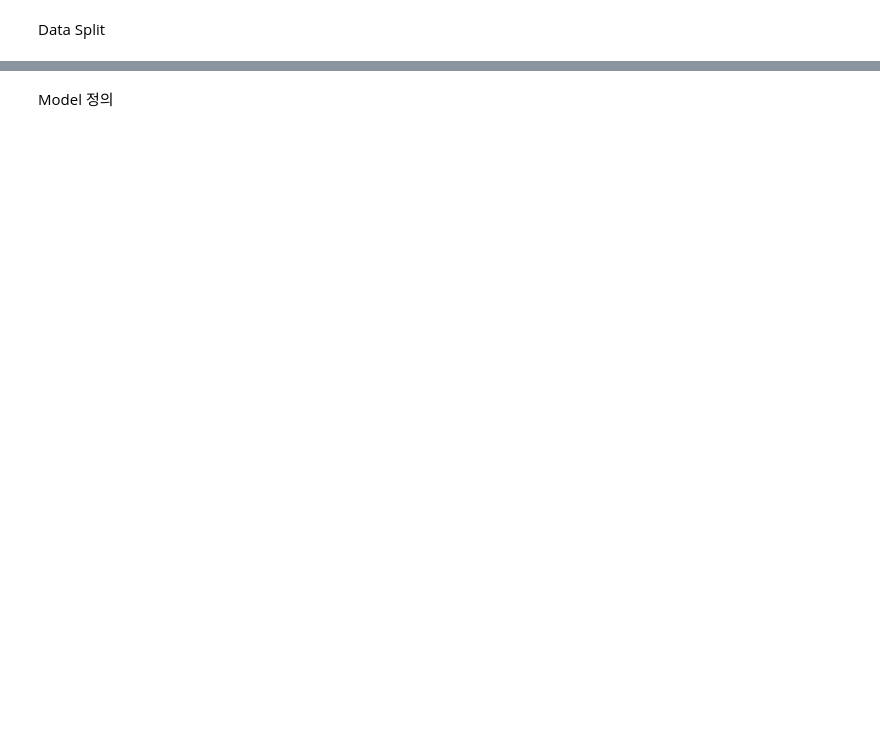
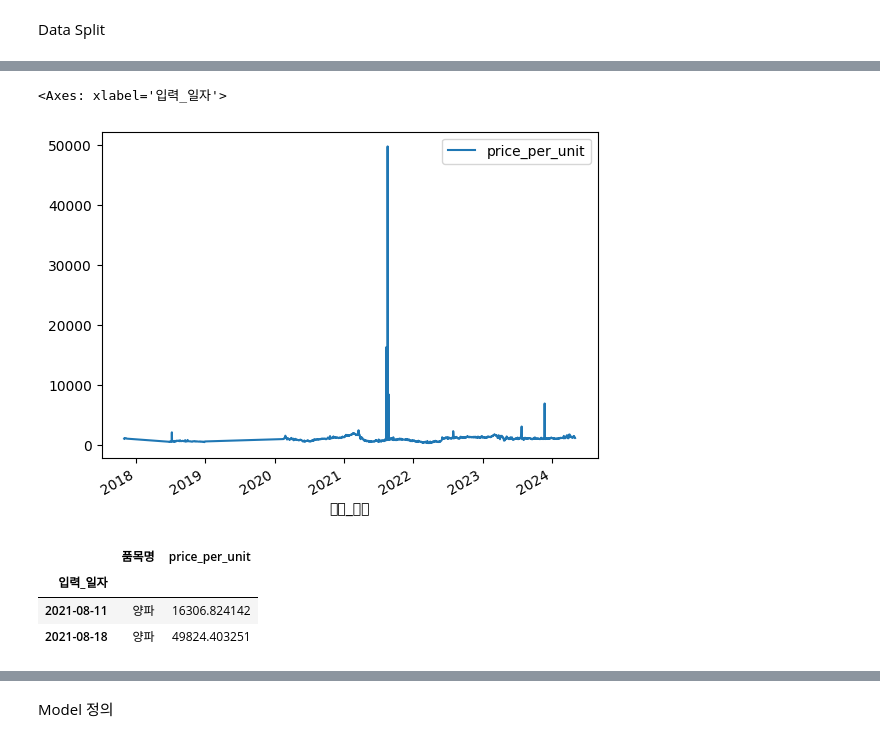
Before and after one commit to jkworldchampion/market_predict_lstm, a Jupyter notebook: baseline.ipynb, the cells around one changed output, grey strips where cells are left out. Cells and saved outputs as stored; diff of their text form; code cells hidden in the pictures; blank space fills up the shorter version.

```diff
--- a/baseline.ipynb
+++ b/baseline.ipynb
@@ -205,0 +346,16 @@ print(data_onion_train.shape, data_onion_test.shape, data_onion_valid.shape)
+# %%
+def get_item_data(item_name):
+    return data_uni[data_uni['품목명'] == item_name]
+# %%
+onion_data = get_item_data('양파')
+onion_data.plot()
+# %% [output]
+<Axes: xlabel='입력_일자'>
+[figure, added]
+# %%
+onion_data[(onion_data['품목명'] == '양파') & (onion_data['price_per_unit'] > 10000)]
+# %% [output]
+|  | 품목명 | price_per_unit |
+| 입력_일자 |  |  |
+| 2021-08-11 | 양파 | 16306.824142 |
+| 2021-08-18 | 양파 | 49824.403251 |
```
Also changed, not shown: parts of 61 cells of this notebook.
